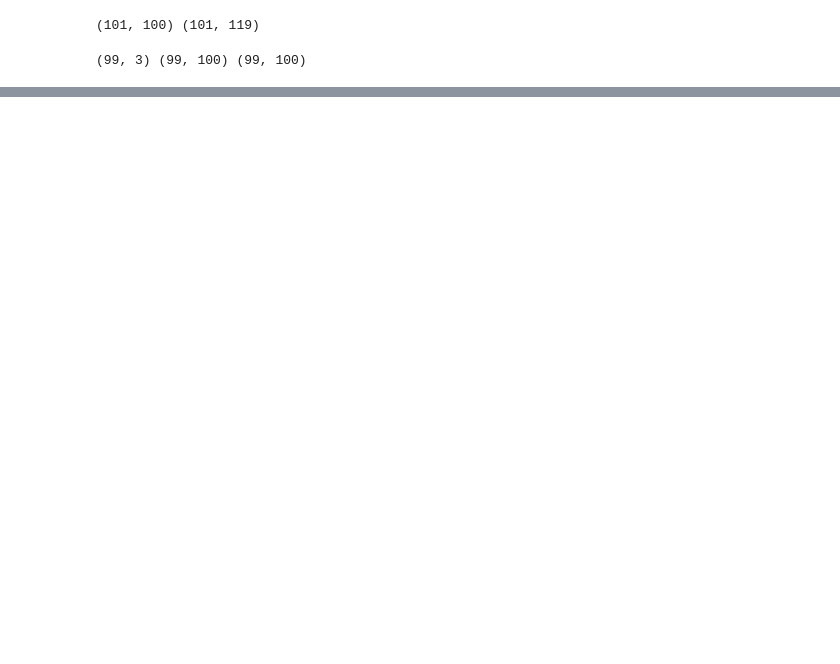
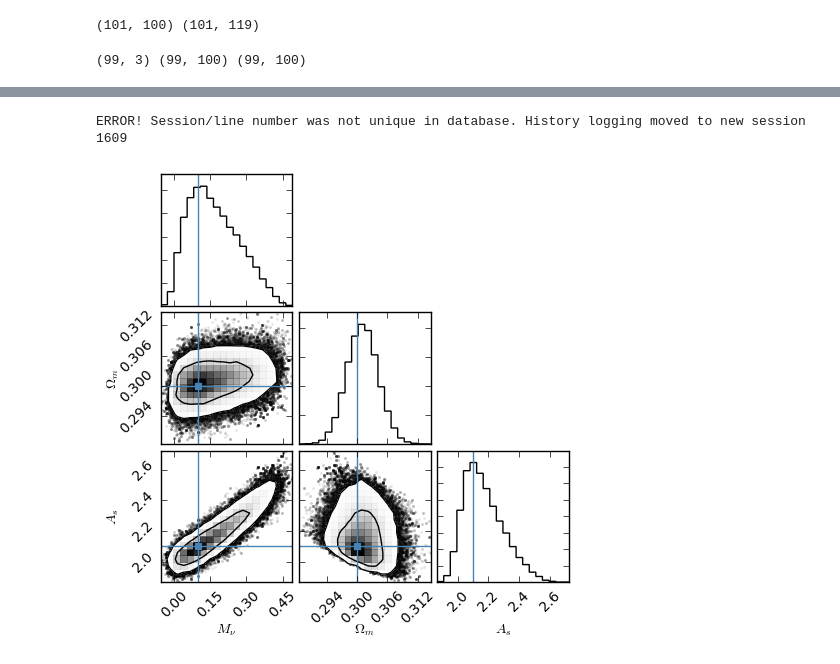
Before and after one commit to liuxx479/PDFs, a Jupyter notebook: likelihood.ipynb, the cells around one changed output, grey strips where cells are left out. Cells and saved outputs as stored; diff of their text form; code cells hidden in the pictures; blank space fills up the shorter version.

```diff
--- a/likelihood.ipynb
+++ b/likelihood.ipynb
@@ -342,0 +395,10 @@ stats[j][i].shape
+# %%
+import corner
+f,ax=subplots(3,3,figsize=(5,5))
+corner.corner(sampler.flatchain, labels=[r"$M_\nu$", r"$\Omega_m$", r"$A_s$"],levels=[0.67,0.95],
+                      truths=fidu_params,fig=f)
+show()
+#fig.savefig("triangle.png")
+# %% [output]
+ERROR! Session/line number was not unique in database. History logging moved to new session 1609
+[figure, added]
```
Also changed, not shown: parts of 15 cells of this notebook.
